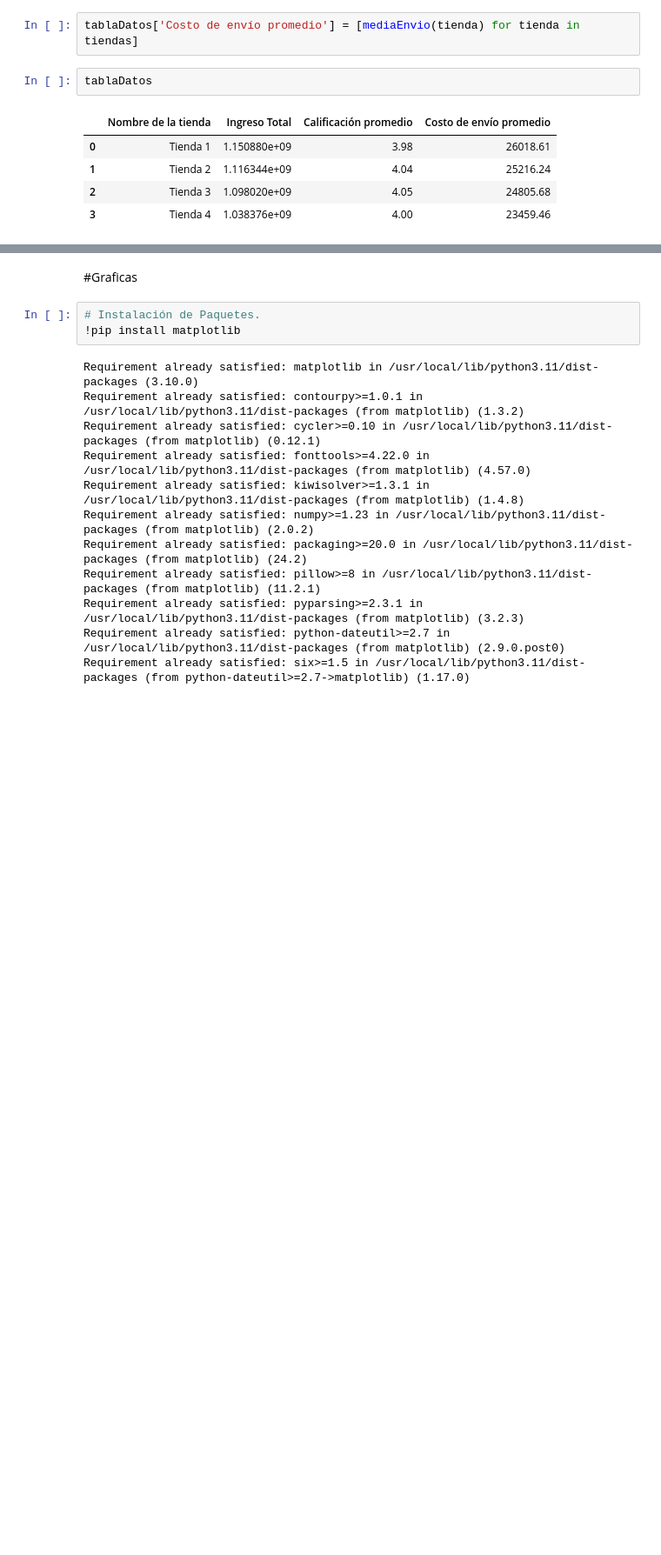
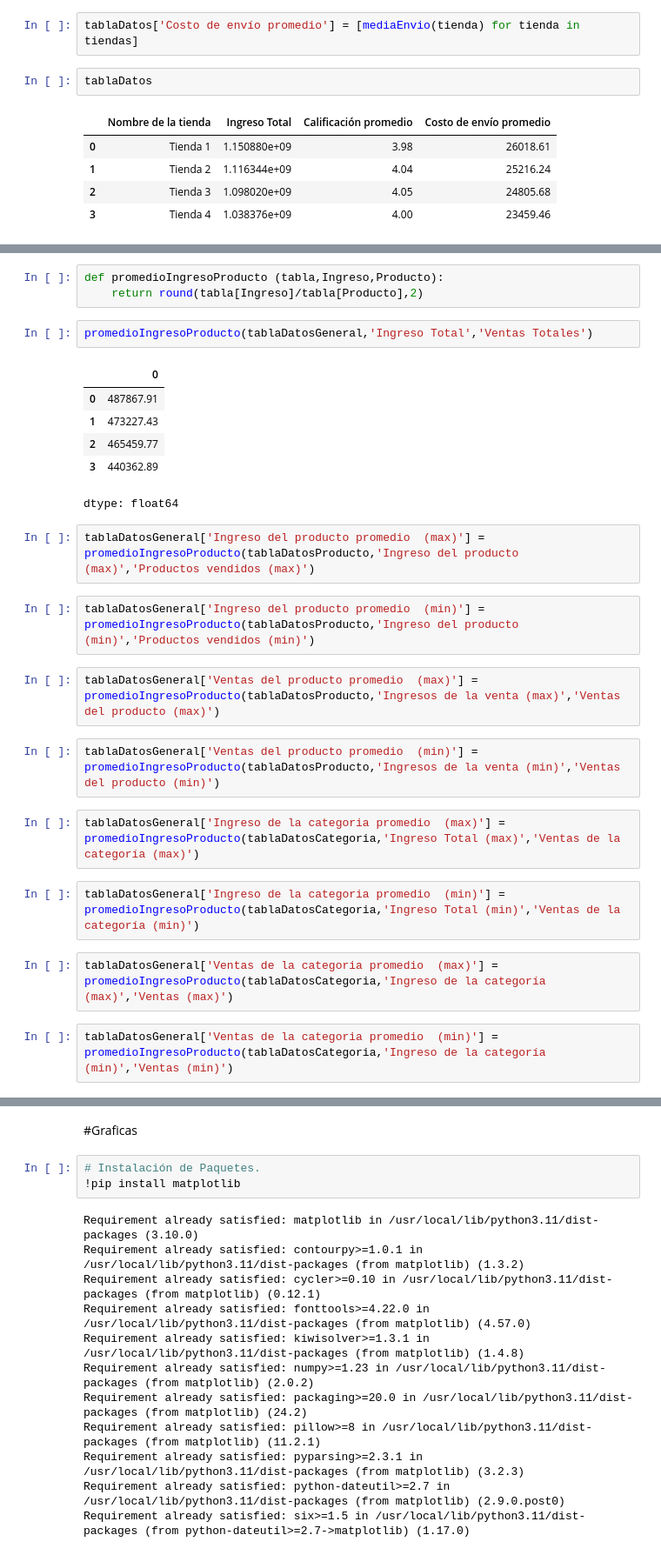
Before and after one commit to BjorkMagno/Portafolio, a Jupyter notebook: challenge-para-decidir-venta/AluraStoreLatam.ipynb, the cells around one changed output, grey strips where cells are left out. Shown at 87% size. Saved outputs shown, nothing was run; the diff lists cells and outputs as text; blank space fills up the shorter version.

```diff
--- a/challenge-para-decidir-venta/AluraStoreLatam.ipynb
+++ b/challenge-para-decidir-venta/AluraStoreLatam.ipynb
@@ -271,0 +328,28 @@ tablaDatos
+# %%
+def promedioIngresoProducto (tabla,Ingreso,Producto):
+    return round(tabla[Ingreso]/tabla[Producto],2)
+# %%
+promedioIngresoProducto(tablaDatosGeneral,'Ingreso Total','Ventas Totales')
+# %% [output]
+|  | 0 |
+| 0 | 487867.91 |
+| 1 | 473227.43 |
+| 2 | 465459.77 |
+| 3 | 440362.89 |
+dtype: float64
+# %%
+tablaDatosGeneral['Ingreso del producto promedio  (max)'] = promedioIngresoProducto(tablaDatosProducto,'Ingreso del producto (max)','Productos vendidos (max)')
+# %%
+tablaDatosGeneral['Ingreso del producto promedio  (min)'] = promedioIngresoProducto(tablaDatosProducto,'Ingreso del producto (min)','Productos vendidos (min)')
+# %%
+tablaDatosGeneral['Ventas del producto promedio  (max)'] = promedioIngresoProducto(tablaDatosProducto,'Ingresos de la venta (max)','Ventas del producto (max)')
+# %%
+tablaDatosGeneral['Ventas del producto promedio  (min)'] = promedioIngresoProducto(tablaDatosProducto,'Ingresos de la venta (min)','Ventas del producto (min)')
+# %%
+tablaDatosGeneral['Ingreso de la categoria promedio  (max)'] = promedioIngresoProducto(tablaDatosCategoria,'Ingreso Total (max)','Ventas de la categoría (max)')
+# %%
+tablaDatosGeneral['Ingreso de la categoria promedio  (min)'] = promedioIngresoProducto(tablaDatosCategoria,'Ingreso Total (min)','Ventas de la categoría (min)')
+# %%
+tablaDatosGeneral['Ventas de la categoria promedio  (max)'] = promedioIngresoProducto(tablaDatosCategoria,'Ingreso de la categoría (max)','Ventas (max)')
+# %%
+tablaDatosGeneral['Ventas de la categoria promedio  (min)'] = promedioIngresoProducto(tablaDatosCategoria,'Ingreso de la categoría (min)','Ventas (min)')
```
Also changed, not shown: parts of 16 cells of this notebook.
